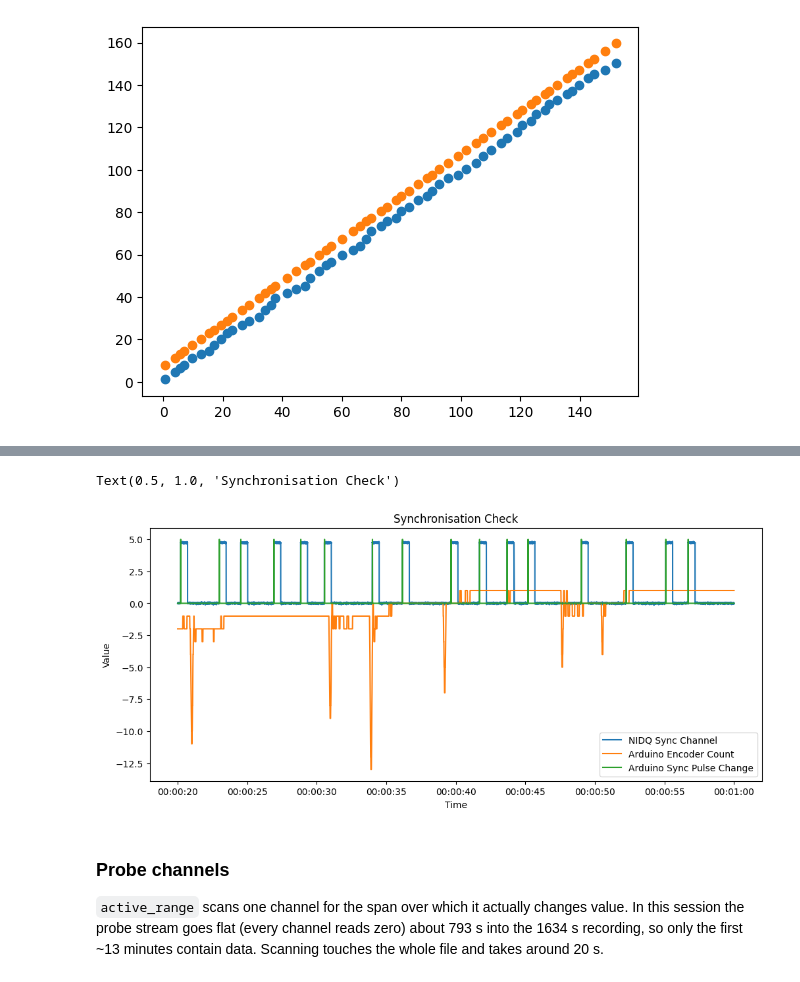
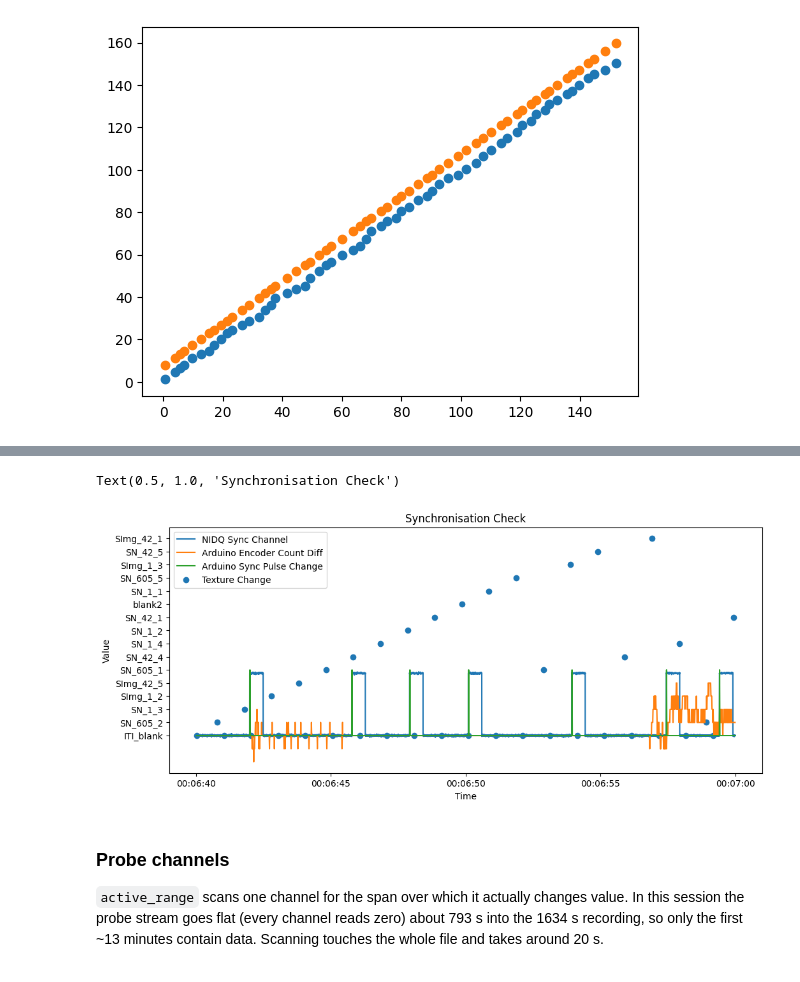
Before and after one commit to ucl-open/hf-visual, a Jupyter notebook: examples/data-ingestion.ipynb, the cells around one changed output, grey strips where cells are left out. Cells and saved outputs as stored; diff of their text form; code cells hidden in the pictures.

```diff
--- a/examples/data-ingestion.ipynb
+++ b/examples/data-ingestion.ipynb
@@ -21,7 +21,7 @@ experiment = DotMap(
     [
         Device("Arduino", csv(columns=("encoder_count", "lick_count_left", "lick_count_right", "last_sync_pulse_time", "photodiode", "current_ms"))),
         Device("ArduinoPhotodiode", csv(columns=("photodiode", "sync_val"))),
-        Device("Texture", csv(columns=("texture"))),
+        Device("Texture", csv(columns=("texture",))),
         Device("VideoData", raw_video()),
     ]
 )
@@ -97,6 +98,7 @@ plt.scatter(arduino_pulses[:60], nidq_pulses[:60])
 plt.scatter(arduino_pulses[:60], nidq_pulses[3:63])
 
 arduino_data_synced = synchronise_to(arduino_data, arduino_pulses[:500], nidq_pulses[3:503])
+texture_synced = synchronise_to(texture_data, arduino_pulses[:500], nidq_pulses[3:503])
 print(arduino_data_synced.head())
 # %% [output]
 558 pulses logged by the Arduino, 604 pulses seen on XA0
@@ -120,8 +122,8 @@ time
 [figure]
 # %%
 # Sanity check for synchronisation
-start = 20
-end = 60
+start = 400
+end = 420
 nidq_window = nidq.read(start=start, end=end)
 seconds = aeon.to_seconds(nidq_window.index)
 volts = nidq_window["XA0"] * nidq.volts_per_bit()
@@ -130,8 +132,10 @@ print(nidq_window.head())
 
 plt.figure(figsize=(12, 5))
 plt.plot(volts, label="NIDQ Sync Channel")
-plt.plot(arduino_data_synced.encoder_count[aeon.to_datetime(start):aeon.to_datetime(end)], label="Arduino Encoder Count")
+plt.plot(arduino_data_synced.encoder_count[aeon.to_datetime(start):aeon.to_datetime(end)].diff(), label="Arduino Encoder Count Diff")
 plt.plot(arduino_data_synced.last_sync_pulse_time[aeon.to_datetime(start):aeon.to_datetime(end)].diff().gt(0) * 5.0, label="Arduino Sync Pulse Change")
+textures = texture_synced.texture[aeon.to_datetime(start):aeon.to_datetime(end)]
+plt.scatter(textures.index, textures, label="Texture Change")
 plt.xlabel("Time")
 plt.ylabel("Value")
 plt.legend()
@@ -155,5 +159,5 @@ time
 Text(0.5, 1.0, 'Synchronisation Check')
-[figure, old version]
+[figure, new version]
 # %% [markdown]
 ### Probe channels
 
```
Also changed, not shown: parts of 3 cells of this notebook.
